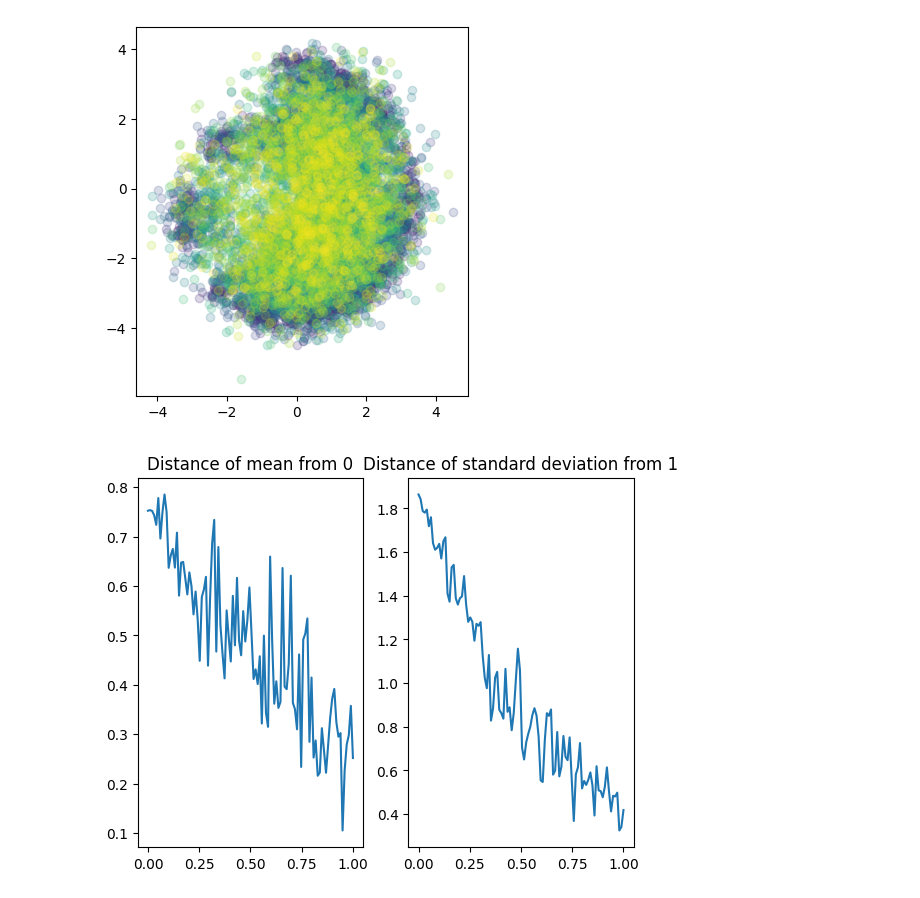
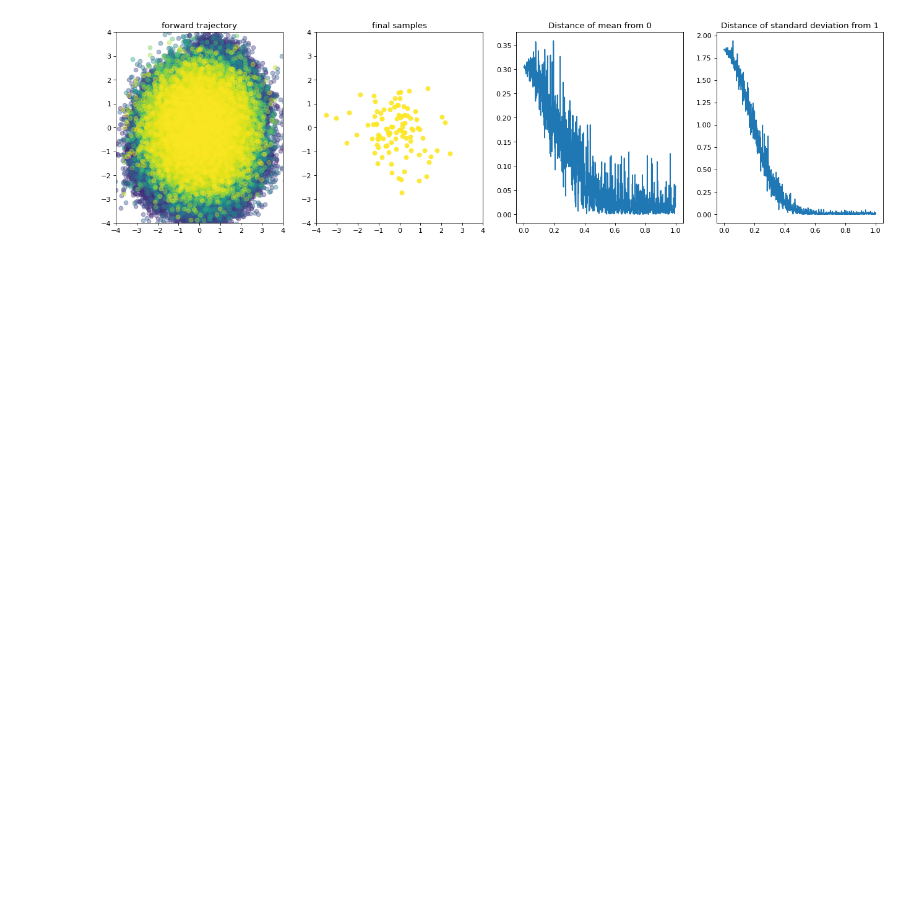
Before and after one commit to min-hieu/ToyScory, a Jupyter notebook: HelloScoreMinimal.ipynb, the cells around one changed output. Saved outputs shown, nothing was run; the diff lists cells and outputs as text; code cells hidden in the pictures; blank space fills up the shorter version.

```diff
--- a/HelloScoreMinimal.ipynb
+++ b/HelloScoreMinimal.ipynb
@@ -38,52 +36,65 @@ The autoreload extension is already loaded. To reload it, use:
 # %%
-from sde import OrnsteinUhlenbeck
+from sde import OU, VPSDE, VESDE
 
-sde = OrnsteinUhlenbeck(N=100, T=1)
+sde = VPSDE(N=1000, T=1)
 # %%
 from tqdm import tqdm
 
 cmap = plt.get_cmap('viridis')
 
-n_arr = 100
+n_arr = 1000
 plot_Ntest = 100
 
 t_arr = np.linspace(0, sde.T, n_arr)
 mean_arr = np.zeros((n_arr, 1))
-std_arr = np.zeros((n_arr, 1))
+std_arr  = np.zeros((n_arr, 1))
 
-fig = plt.figure()
-ax = fig.add_subplot(1, 1, 1)
+analytic_mean_arr = np.zeros((n_arr, 1))
+analytic_std_arr  = np.zeros((n_arr, 1))
+
+fig = plt.figure(figsize=(20,5), dpi=80)
+ax = fig.add_subplot(1, 4, 1)
+ax_final = fig.add_subplot(1, 4, 2)
+ax.set_ylim(-4,4)
+ax.set_xlim(-4,4)
+ax.set_title("forward trajectory")
+ax_final.set_ylim(-4,4)
+ax_final.set_xlim(-4,4)
+ax_final.set_title("final samples")
 
 for k, tt in enumerate(tqdm(t_arr)):
     x0 = target_ds[range(plot_Ntest)].float()
     t = torch.zeros((x0.shape[0],)) + tt
     mean, std = sde.marginal_prob(t, x0)
     # print(std.max())
+    # print(mean.shape)
     z = torch.randn(mean.shape)
     xt = mean + std * z
 
     mean_arr[k] = (xt.mean(axis=0)**2).sum()
     std_arr[k]  = ((xt.std(axis=0) - 1)**2).sum()
 
-    ax.scatter(xt[:, 0], xt[:, 1], alpha=0.2, color=cmap(tt/t_arr[-1]))
+    ax.scatter(xt[:, 0], xt[:, 1], alpha=0.4, color=cmap(tt/t_arr[-1]))
+    if (k == t_arr.shape[0]-1):
+        ax_final.scatter(xt[:, 0], xt[:, 1], alpha=0.9, color=cmap(tt/t_arr[-1]))
 
 
 ax.grid(False)
-ax.set_aspect('equal', adjustable='box')
+ax.set_aspect('auto', adjustable='box')
+ax_final.grid(False)
+ax_final.set_aspect('auto', adjustable='box')
 
-fig = plt.figure()
-ax = fig.add_subplot(1, 2, 1)
+ax = fig.add_subplot(1, 4, 3)
 plt.plot(t_arr, np.abs(mean_arr))
 plt.title("Distance of mean from 0")
 ax.grid(False)
-ax = fig.add_subplot(1, 2, 2)
+ax = fig.add_subplot(1, 4, 4)
 plt.plot(t_arr, std_arr)
 plt.title("Distance of standard deviation from 1")
 ax.grid(False)
 plt.savefig("./mean_std.jpg")
 # %% [output]
-[figure, old version]
+[figure, new version]
-[figure, removed]
 # %%
 from network import Naive
 from torch.optim import Adam
```
Also changed, not shown: parts of 3 cells of this notebook, 5 other files.
